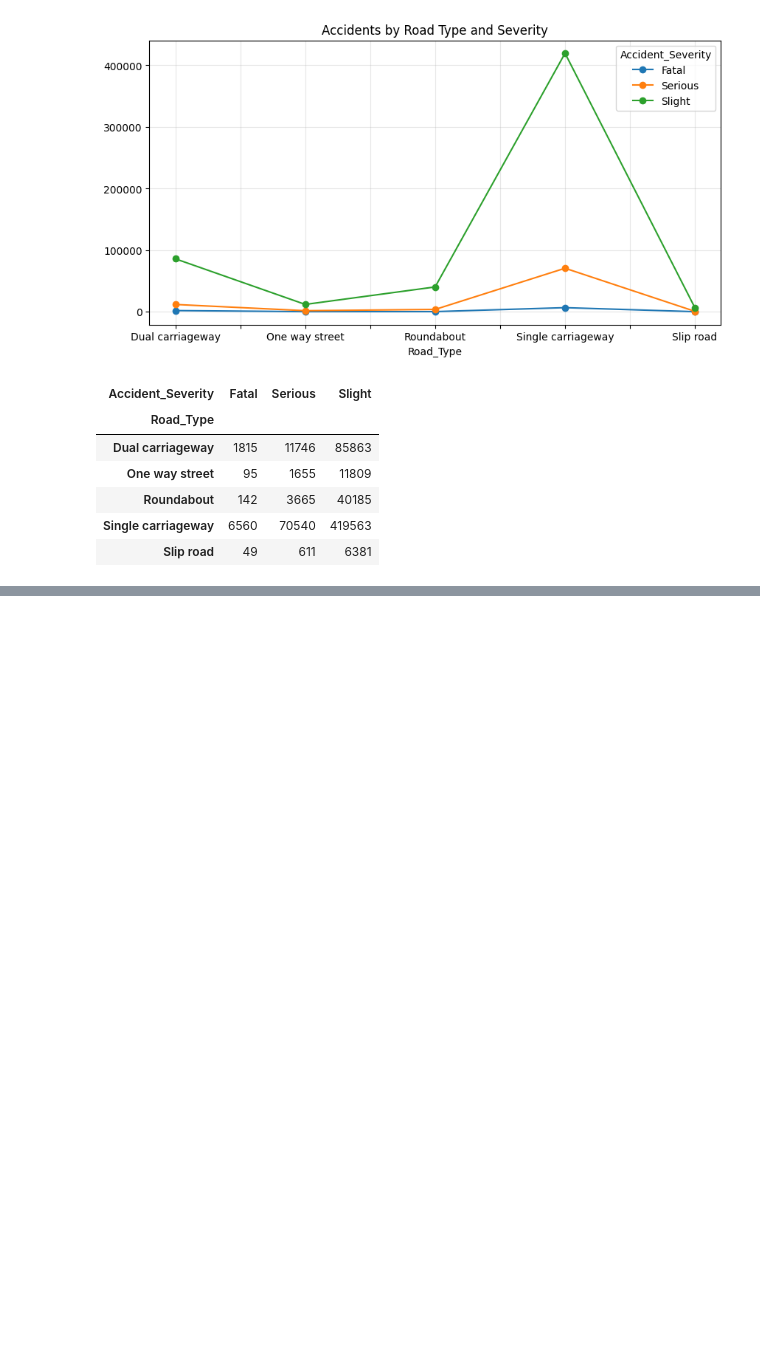
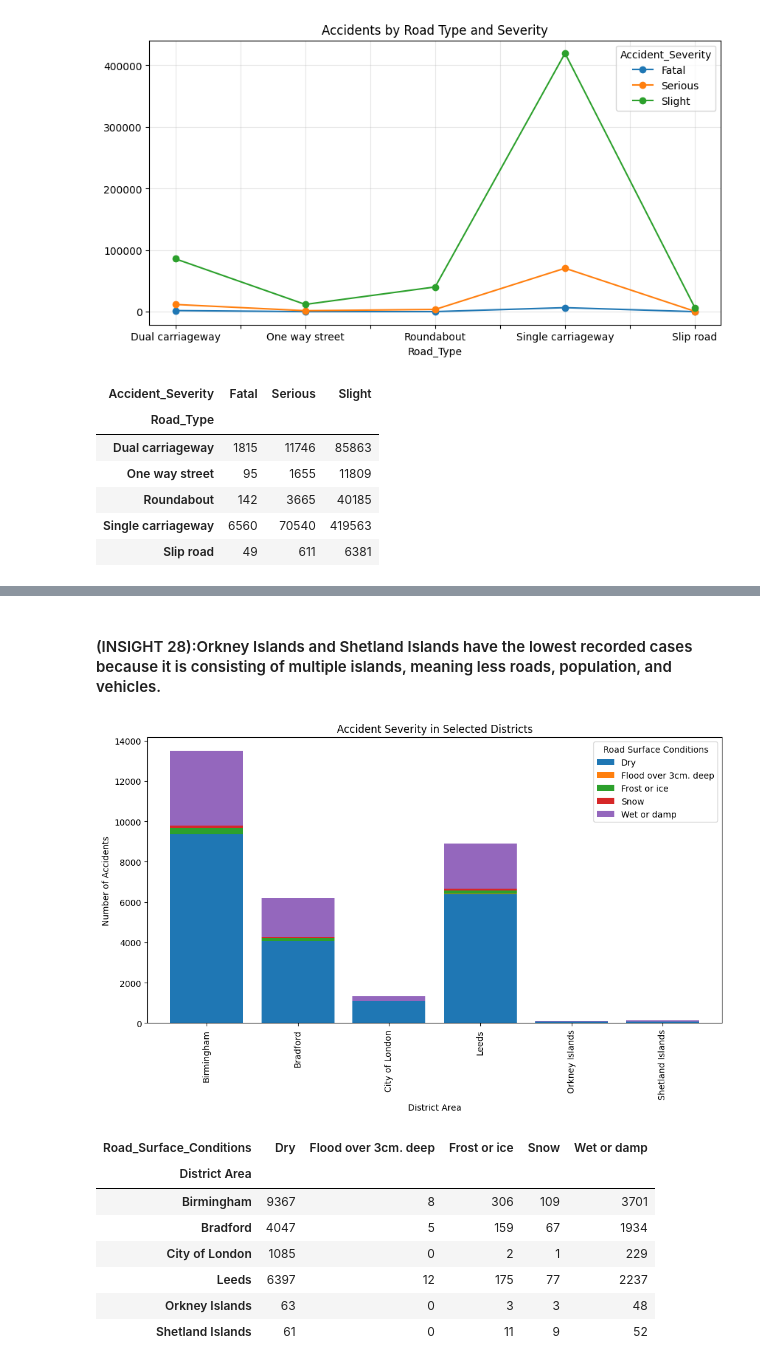
Before and after one commit to JonStephenNavallo/ELEC03---Data-Analytics, a Jupyter notebook: Activity 2/Activity2.ipynb, the cells around one changed output, grey strips where cells are left out. Saved outputs shown, nothing was run; the diff lists cells and outputs as text; code cells hidden in the pictures; blank space fills up the shorter version.

```diff
--- a/Activity 2/Activity2.ipynb
+++ b/Activity 2/Activity2.ipynb
@@ -577,0 +664,30 @@ roadtype_dataxx
+# %% [markdown]
+<h4>(INSIGHT 28):Orkney Islands and Shetland Islands have the lowest recorded cases because it is consisting of multiple islands, meaning less roads, population, and vehicles.</h4>
+# %%
+roadcon_selected_df = pd.concat([birmingham_df, leeds_df, bradford_df, london_df, orkney_df, shetlands_df])
+
+roadcon_selected_df = roadcon_selected_df.groupby(['District Area','Road_Surface_Conditions']).size().unstack(fill_value=0)
+
+roadcon_selected_df.plot(
+    kind='bar',
+    stacked='true',
+    figsize=(12,6),
+    width=0.8
+)
+plt.title("Accident Severity in Selected Districts")
+plt.xlabel("District Area")
+plt.ylabel("Number of Accidents")
+plt.legend(title="Road Surface Conditions")
+plt.show()
+
+roadcon_selected_df
+# %% [output]
+[figure, added]
+| Road_Surface_Conditions | Dry | Flood over 3cm. deep | Frost or ice | Snow | Wet or damp |
+| District Area |  |  |  |  |  |
+| Birmingham | 9367 | 8 | 306 | 109 | 3701 |
+| Bradford | 4047 | 5 | 159 | 67 | 1934 |
+| City of London | 1085 | 0 | 2 | 1 | 229 |
+| Leeds | 6397 | 12 | 175 | 77 | 2237 |
+| Orkney Islands | 63 | 0 | 3 | 3 | 48 |
+| Shetland Islands | 61 | 0 | 11 | 9 | 52 |
```
Also changed, not shown: parts of 36 cells of this notebook.
